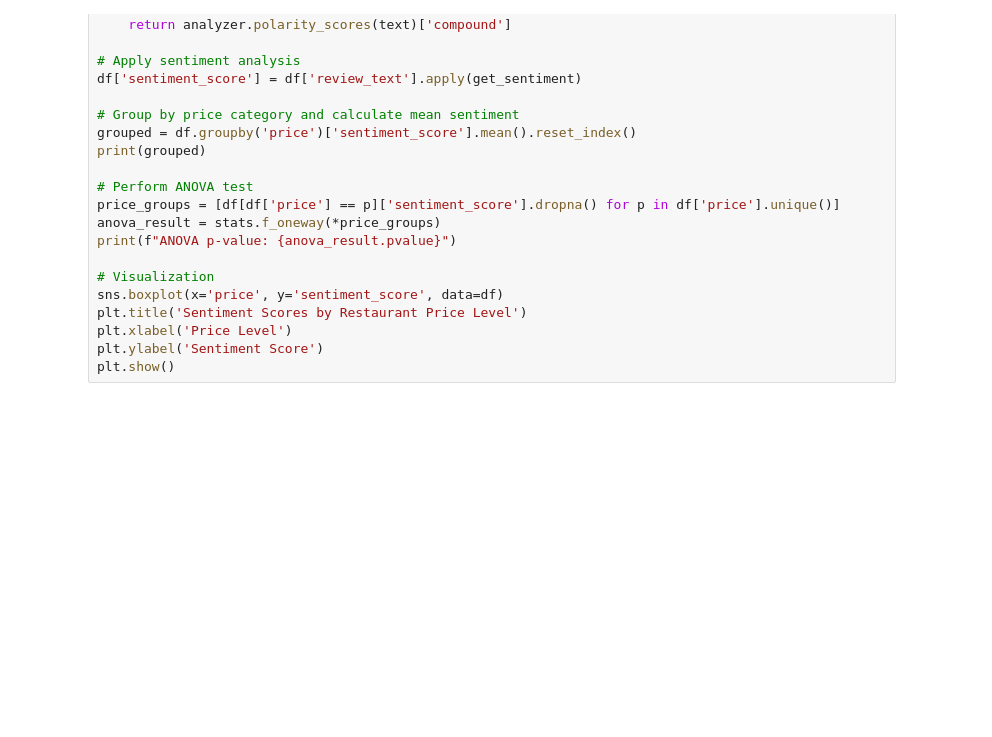
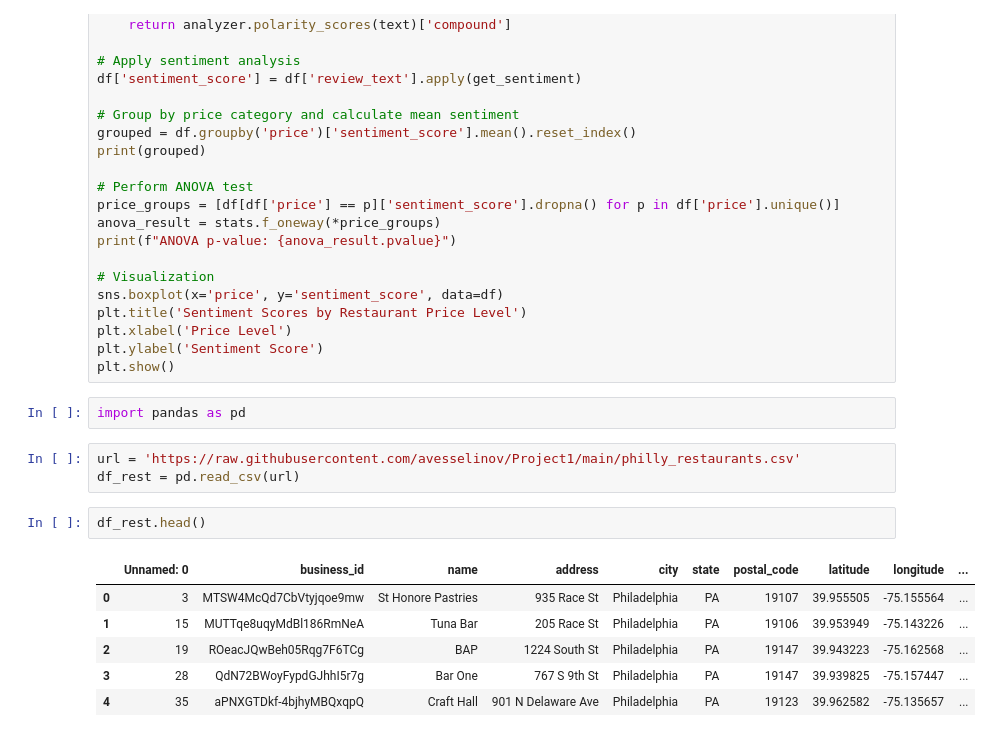
Before and after one commit to avesselinov/Project1, a Jupyter notebook: Project_1_Analysis_Plan.ipynb, the cells around one changed output. Cells and saved outputs as stored; diff of their text form; blank space fills up the shorter version.

```diff
--- a/Project_1_Analysis_Plan.ipynb
+++ b/Project_1_Analysis_Plan.ipynb
@@ -43,3 +41,17 @@ plt.title('Sentiment Scores by Restaurant Price Level')
 plt.xlabel('Price Level')
 plt.ylabel('Sentiment Score')
 plt.show()
+# %%
+import pandas as pd
+# %%
+url = 'https://raw.githubusercontent.com/avesselinov/Project1/main/philly_restaurants.csv'
+df_rest = pd.read_csv(url)
+# %%
+df_rest.head()
+# %% [output]
+|  | Unnamed: 0 | business_id | name | address | city | state | postal_code | latitude | longitude | ... |
+| 0 | 3 | MTSW4McQd7CbVtyjqoe9mw | St Honore Pastries | 935 Race St | Philadelphia | PA | 19107 | 39.955505 | -75.155564 | ... |
+| 1 | 15 | MUTTqe8uqyMdBl186RmNeA | Tuna Bar | 205 Race St | Philadelphia | PA | 19106 | 39.953949 | -75.143226 | ... |
+| 2 | 19 | ROeacJQwBeh05Rqg7F6TCg | BAP | 1224 South St | Philadelphia | PA | 19147 | 39.943223 | -75.162568 | ... |
+| 3 | 28 | QdN72BWoyFypdGJhhI5r7g | Bar One | 767 S 9th St | Philadelphia | PA | 19147 | 39.939825 | -75.157447 | ... |
+| 4 | 35 | aPNXGTDkf-4bjhyMBQxqpQ | Craft Hall | 901 N Delaware Ave | Philadelphia | PA | 19123 | 39.962582 | -75.135657 | ... |
```
Also changed, not shown: parts of 8 cells of this notebook.
